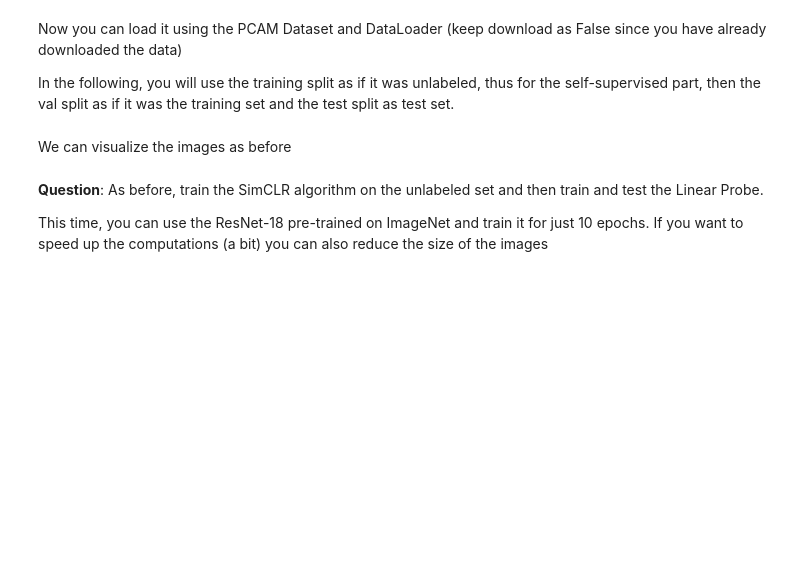
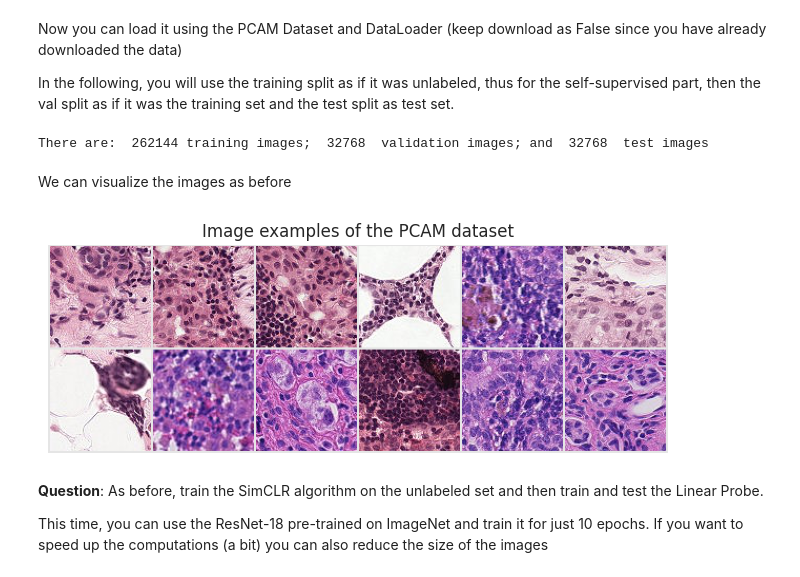
Before and after one commit to fotisk07/MVA-2025, a Jupyter notebook: Week4/SelfSupervised_Contrastive_students.ipynb, the cells around one changed output. Cells and saved outputs as stored; diff of their text form; code cells hidden in the pictures; blank space fills up the shorter version.

```diff
--- a/Week4/SelfSupervised_Contrastive_students.ipynb
+++ b/Week4/SelfSupervised_Contrastive_students.ipynb
@@ -671,22 +683,28 @@ Now you can load it using the PCAM Dataset and DataLoader (keep download as Fals
 
 In the following, you will use the training split as if it was unlabeled, thus for the self-supervised part, then the val split as if it was the training set and the test split as test set.
 # %%
-img_size = 96
-bs = 128
+img_size = 64
+bs = 8
 
 # ### PCAM Dataset
 
 PCAM_unlabeled_dataset = PCAM(
     root=data_directory + "data",
-    download=False,
+    download=True,
     split="train",
     transform=ContrastiveTransformations(img_size),
 )
 PCAM_train_dataset = PCAM(
-    root=data_directory + "data", download=False, split="val", transform=transforms.ToTensor()
+    root=data_directory + "data",
+    download=True,
+    split="val",
+    transform=transforms.ToTensor(),
 )
 PCAM_test_dataset = PCAM(
-    root=data_directory + "data", download=False, split="test", transform=transforms.ToTensor()
+    root=data_directory + "data",
+    download=True,
+    split="test",
+    transform=transforms.ToTensor(),
 )
 print(
     "There are: ",
@@ -700,27 +718,35 @@ print(
 
 
 PCAM_unlabeled_loader = DataLoader(
-    dataset=PCAM_unlabeled_dataset, batch_size=bs, num_workers=NUM_WORKERS, shuffle=True
+    dataset=PCAM_unlabeled_dataset,
+    batch_size=bs,
+    num_workers=1,
+    shuffle=True,
 )
 PCAM_train_loader = DataLoader(PCAM_train_dataset, batch_size=bs)
 PCAM_test_loader = DataLoader(PCAM_test_dataset, batch_size=bs)
+# %% [output]
+There are:  262144 training images;  32768  validation images; and  32768  test images
 # %% [markdown]
 We can visualize the images as before
 # %%
 # Visualize some examples
 NUM_IMAGES = 12
 PCAM_images = torch.stack(
-    [PCAM_train_dataset[np.random.randint(len(PCAM_train_dataset))][0] for idx in range(NUM_IMAGES)], dim=0
+    [PCAM_train_dataset[np.random.randint(len(PCAM_train_dataset))][0] for idx in range(NUM_IMAGES)],
+    dim=0,
 )
 img_grid = torchvision.utils.make_grid(PCAM_images, nrow=6, normalize=True, pad_value=0.9)
 img_grid = img_grid.permute(1, 2, 0)
 
 plt.figure(figsize=(8, 8))
 plt.title("Image examples of the PCAM dataset")
 plt.imshow(img_grid)
 plt.axis("off")
 plt.show()
 plt.close()
+# %% [output]
+[figure, added]
 # %% [markdown]
 **Question**: As before, train the SimCLR algorithm on the unlabeled set and then train and test the Linear Probe.
 
```
Also changed, not shown: parts of 19 cells of this notebook, 3 other files.
